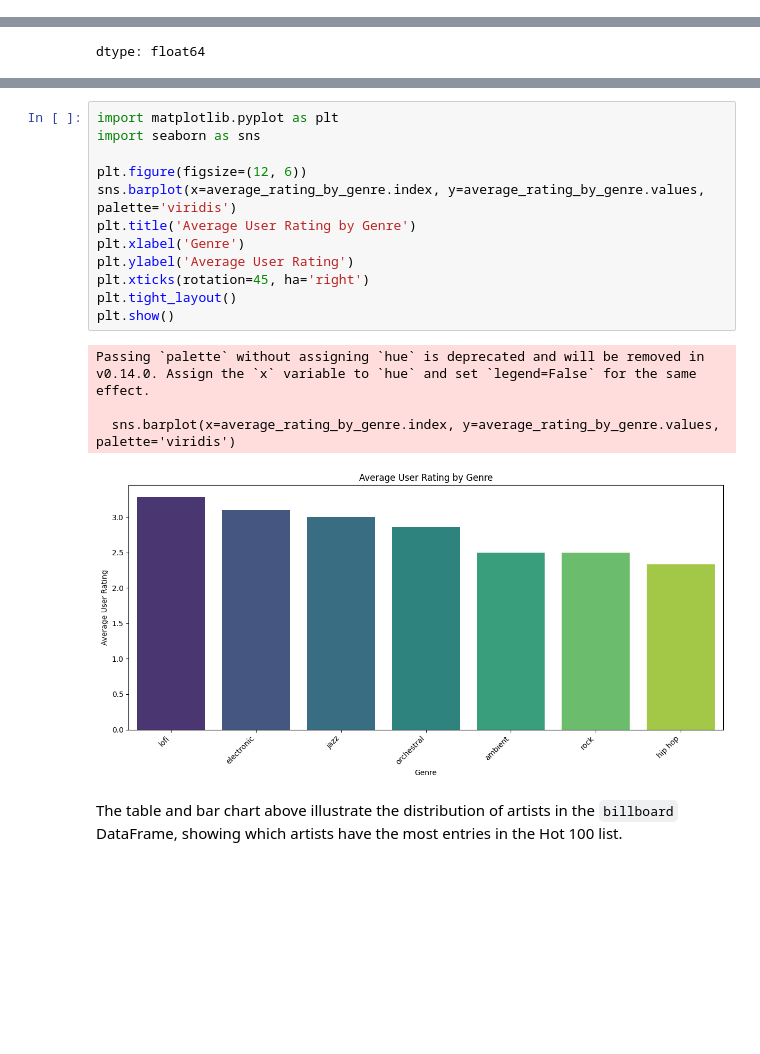
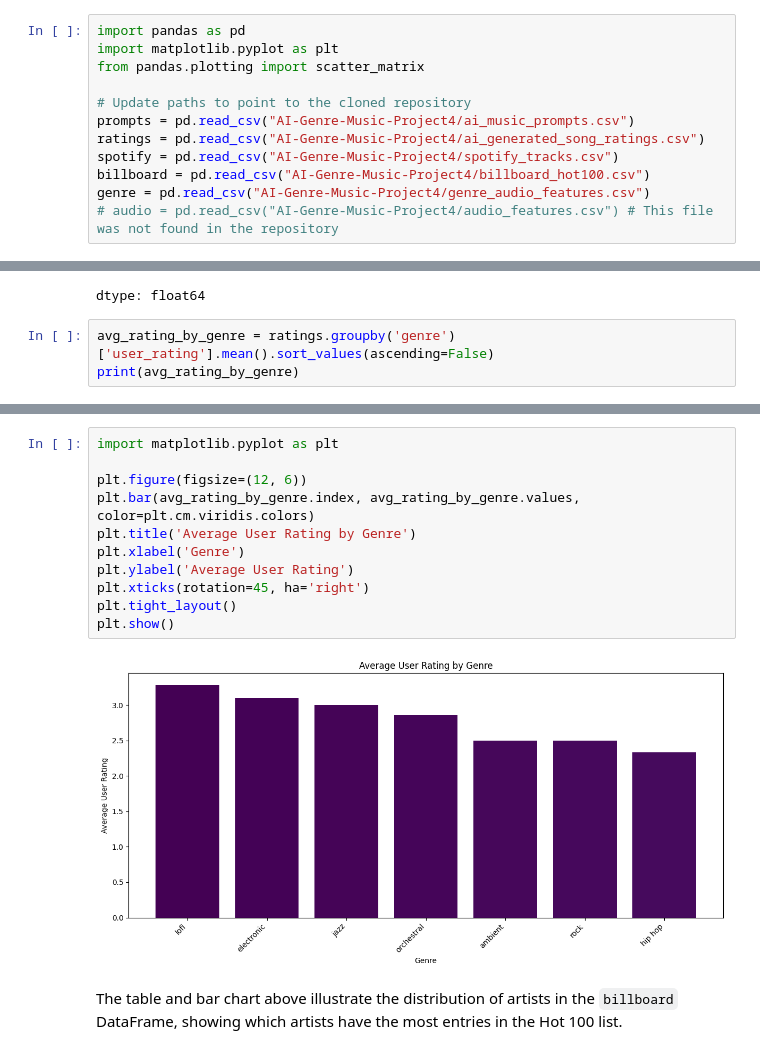
Before and after one commit to daddio466-prog/AI-Genre-Music-Project4, a Jupyter notebook: AI_Generated_Prompt_project_Final.ipynb, the cells around one changed output, grey strips where cells are left out. Drawn from its saved outputs; the diff is of its cells as text; blank space fills up the shorter version.

```diff
--- a/AI_Generated_Prompt_project_Final.ipynb
+++ b/AI_Generated_Prompt_project_Final.ipynb
@@ -384,3 +408,15 @@ plt.show()
+# %%
+import pandas as pd
+import matplotlib.pyplot as plt
+from pandas.plotting import scatter_matrix
+
+# Update paths to point to the cloned repository
+prompts = pd.read_csv("AI-Genre-Music-Project4/ai_music_prompts.csv")
+ratings = pd.read_csv("AI-Genre-Music-Project4/ai_generated_song_ratings.csv")
+spotify = pd.read_csv("AI-Genre-Music-Project4/spotify_tracks.csv")
+billboard = pd.read_csv("AI-Genre-Music-Project4/billboard_hot100.csv")
+genre = pd.read_csv("AI-Genre-Music-Project4/genre_audio_features.csv")
+# audio = pd.read_csv("AI-Genre-Music-Project4/audio_features.csv") # This file was not found in the repository
 # %%
 print("Summary statistics for spotify DataFrame:")
 display(spotify.describe())
@@ -418,3 +454,6 @@ display(average_rating_by_genre)
 | rock | 2.500000 |
 | hip hop | 2.333333 |
 dtype: float64
+# %%
+avg_rating_by_genre = ratings.groupby('genre')['user_rating'].mean().sort_values(ascending=False)
+print(avg_rating_by_genre)
@@ -421,20 +470,16 @@ dtype: float64
 # %%
 import matplotlib.pyplot as plt
-import seaborn as sns
 
 plt.figure(figsize=(12, 6))
-sns.barplot(x=average_rating_by_genre.index, y=average_rating_by_genre.values, palette='viridis')
+plt.bar(avg_rating_by_genre.index, avg_rating_by_genre.values, color=plt.cm.viridis.colors)
 plt.title('Average User Rating by Genre')
 plt.xlabel('Genre')
 plt.ylabel('Average User Rating')
 plt.xticks(rotation=45, ha='right')
 plt.tight_layout()
 plt.show()
 # %% [output]
-Passing `palette` without assigning `hue` is deprecated and will be removed in v0.14.0. Assign the `x` variable to `hue` and set `legend=False` for the same effect.
-
-  sns.barplot(x=average_rating_by_genre.index, y=average_rating_by_genre.values, palette='viridis')
-[figure, old version]
+[figure, new version]
 # %% [markdown]
 The table and bar chart above illustrate the distribution of artists in the `billboard` DataFrame, showing which artists have the most entries in the Hot 100 list.
 # %%
```
Also changed, not shown: parts of 6 cells of this notebook.
